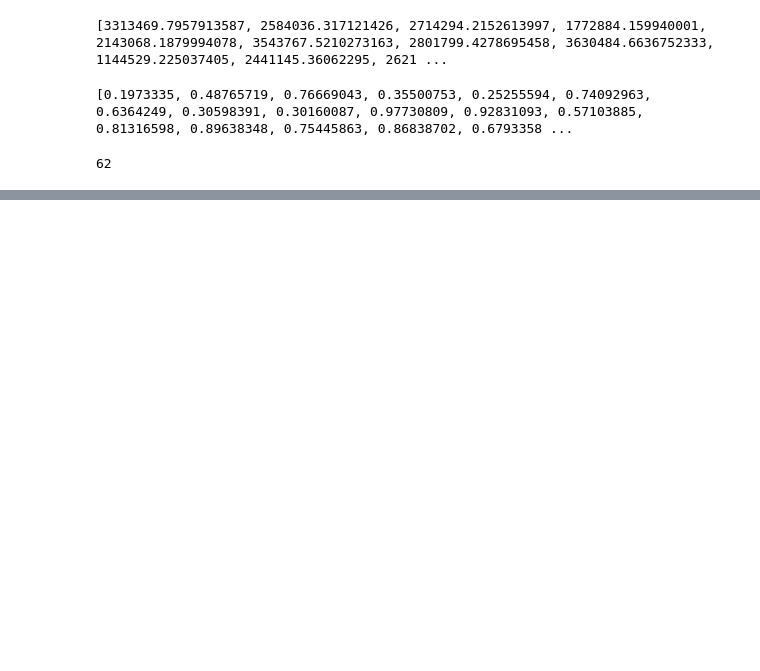
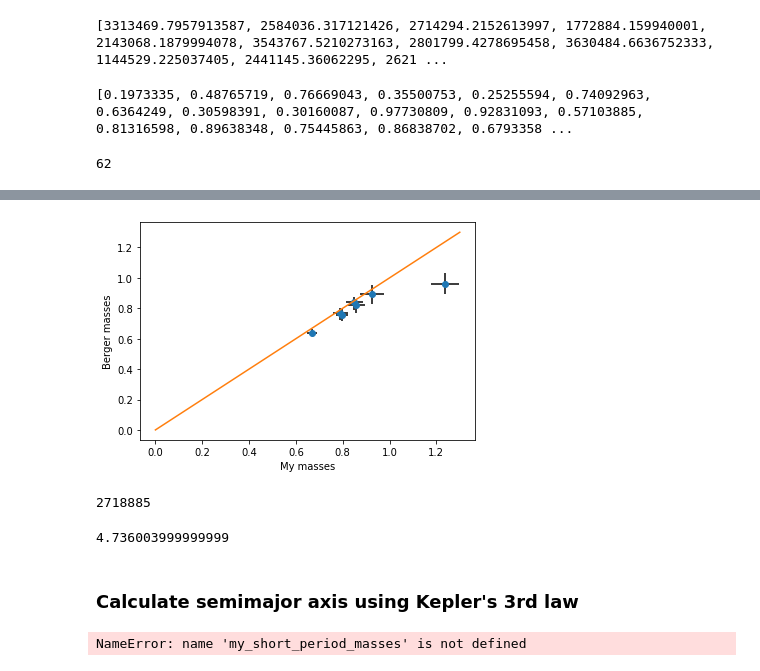
Before and after one commit to asmuzsoy/USPplanets, a Jupyter notebook: USPRadiusDistribution.ipynb, the cells around one changed output, grey strips where cells are left out. Cells and saved outputs as stored; diff of their text form; code cells hidden in the pictures; blank space fills up the shorter version.

```diff
--- a/USPRadiusDistribution.ipynb
+++ b/USPRadiusDistribution.ipynb
@@ -635,0 +718,3 @@ len(per)
+# %%
+short_per_kic = [kepid[i] for i in range(len(per))  if per[i]*24 < 10]
+short_per_kic
@@ -635,0 +739,14 @@ len(per)
+# %%
+my_short_period_masses = np.zeros((2, len(short_per_kic)))
+berger_short_period_masses = np.zeros((3, len(short_per_kic)))
+for index, i in enumerate(short_per_kic):
+    berger_index = berger_kic.index(i)
+    my_index = kepid.index(i)
+    print("My mass: ", star_masses[my_index], "+-", star_mass_sigma[my_index])
+    print("Berger mass: ", berger_masses[berger_index], "+", berger_errup[berger_index],
+          "-", berger_errdown[berger_index])
+    my_short_period_masses[0][index] = star_masses[my_index]
+    my_short_period_masses[1][index] = star_mass_sigma[my_index]
+    berger_short_period_masses[0][index] = berger_masses[berger_index]
+    berger_short_period_masses[1][index] = berger_errup[berger_index]
+    berger_short_period_masses[2][index] = abs(berger_errdown[berger_index])
@@ -635,0 +768,20 @@ len(per)
+# %%
+plt.plot(my_short_period_masses[0], berger_short_period_masses[0], 'o')
+plt.errorbar(my_short_period_masses[0], berger_short_period_masses[0], xerr = my_short_period_masses[1],
+            yerr = [berger_short_period_masses[2], berger_short_period_masses[1]], c = 'k', linestyle = 'None')
+plt.plot(np.linspace(0,1.3), np.linspace(0,1.3))
+plt.xlabel("My masses")
+plt.ylabel("Berger masses")
+plt.show()
+# %% [output]
+[figure, added]
+# %%
+kepid[0]
+# %% [output]
+2718885
+# %%
+per[0] * 24
+# %% [output]
+4.736003999999999
+# %% [markdown]
+### Calculate semimajor axis using Kepler's 3rd law
@@ -635,0 +790,4 @@ len(per)
+# %%
+my_short_period_masses
+# %% [output]
+NameError: name 'my_short_period_masses' is not defined
```
Also changed, not shown: parts of 52 cells of this notebook, 1 other file.
